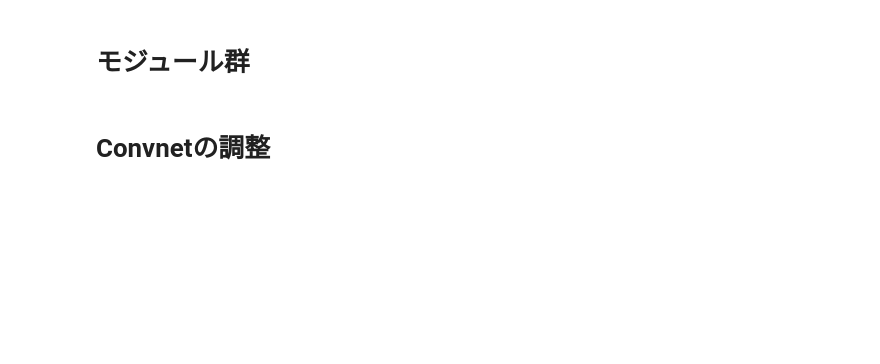
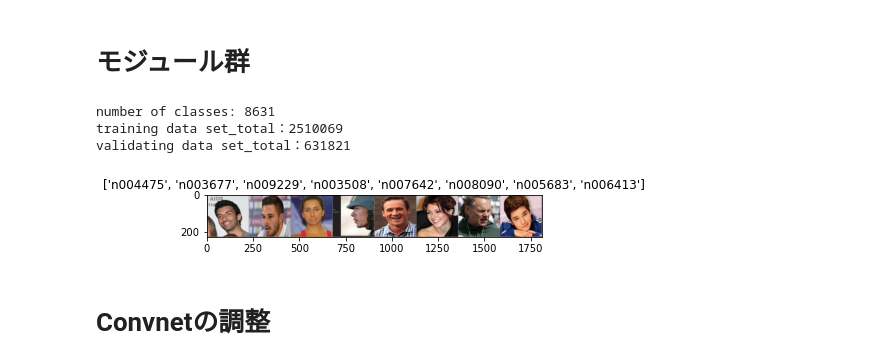
Before and after one commit to ykitaguchi77/VGGface2_pretrain, a Jupyter notebook: EfficientNet_VGGface_adabound.ipynb, the cells around one changed output. Saved outputs shown, nothing was run; the diff lists cells and outputs as text; code cells hidden in the pictures; blank space fills up the shorter version.

```diff
--- a/EfficientNet_VGGface_adabound.ipynb
+++ b/EfficientNet_VGGface_adabound.ipynb
@@ -90,7 +93,7 @@ data_transforms = {
         transforms.Normalize([0.485, 0.456, 0.406], [0.229, 0.224, 0.225])
     ]),
     'val': transforms.Compose([
-        transforms.Resize(224),
+        transforms.RandomResizedCrop(224, scale=(1.0,1.0)),
         transforms.ToTensor(),
         transforms.Normalize([0.485, 0.456, 0.406], [0.229, 0.224, 0.225])
     ]),
@@ -295,33 +298,38 @@ def train_model(model, criterion, optimizer, patience, num_epochs):
     model.load_state_dict(best_model_wts)
     return model, train_loss, valid_loss
 
 
 #Visualize model
 def visualize_model(model, num_images=6):
     was_training = model.training
     model.eval()
     images_so_far = 0
     fig = plt.figure()
 
     with torch.no_grad():
         for i, (inputs, labels) in enumerate(dataloaders['val']):
             inputs = inputs.to(device)
             labels = labels.to(device)
 
             outputs = model(inputs)
             _, preds = torch.max(outputs, 1)
 
             for j in range(inputs.size()[0]):
                 images_so_far += 1
                 ax = plt.subplot(num_images//2, 2, images_so_far)
                 ax.axis('off')
                 ax.set_title('predicted: {}'.format(class_names[preds[j]]))
                 imshow(inputs.cpu().data[j])
 
                 if images_so_far == num_images:
                     model.train(mode=was_training)
                     return
         model.train(mode=was_training)
+# %% [output]
+number of classes: 8631
+training data set_total：2510069
+validating data set_total：631821
+[figure, added]
 # %% [markdown]
 # Convnetの調整
 # %%
```
Also changed, not shown: parts of 4 cells of this notebook, 2 other files.
